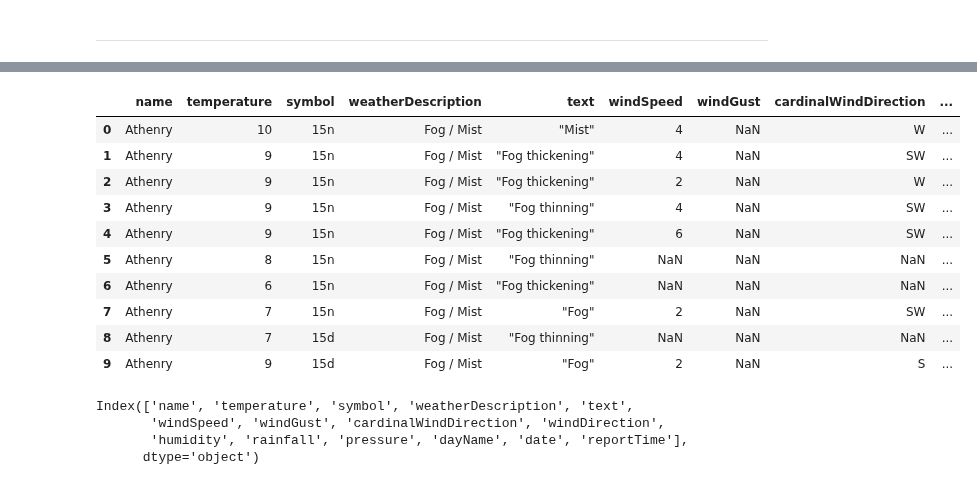
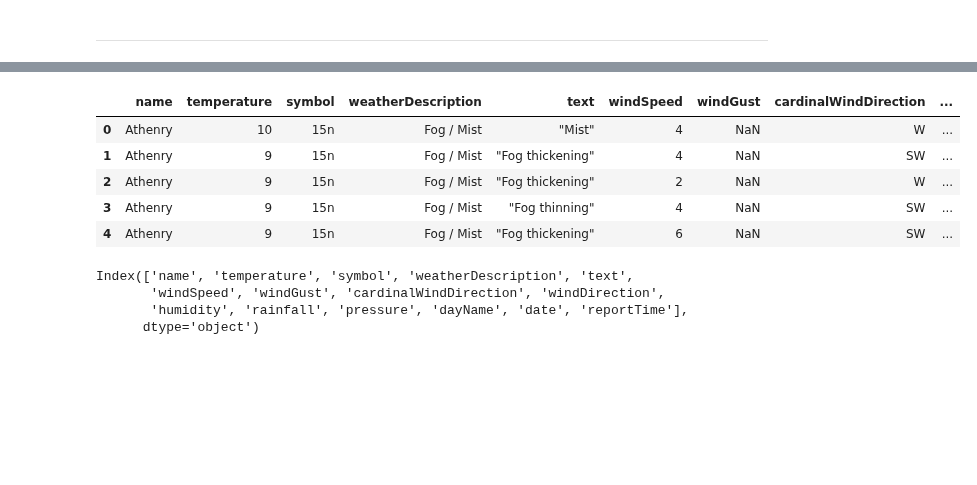
Before and after one commit to YuliiaKharchenko/computer_infrastructure, a Jupyter notebook: weather.ipynb, the cells around one changed output, grey strips where cells are left out. Cells and saved outputs as stored; diff of their text form; code cells hidden in the pictures; blank space fills up the shorter version.

```diff
--- a/weather.ipynb
+++ b/weather.ipynb
@@ -228,24 +243,16 @@ df = pd.read_json(file)
 # %%
 # Replace "-" and "" with NaN.
 df.replace({"-": np.nan, "": np.nan}, inplace=True)
-
-# Re-infer object types to avoid future downcasting issues.
-df = df.infer_objects()
 # %%
 # Show.
-df.head(10)
+df.head()
 # %% [output]
 |  | name | temperature | symbol | weatherDescription | text | windSpeed | windGust | cardinalWindDirection | ... |
 | 0 | Athenry | 10 | 15n | Fog / Mist | "Mist" | 4 | NaN | W | ... |
 | 1 | Athenry | 9 | 15n | Fog / Mist | "Fog thickening" | 4 | NaN | SW | ... |
 | 2 | Athenry | 9 | 15n | Fog / Mist | "Fog thickening" | 2 | NaN | W | ... |
 | 3 | Athenry | 9 | 15n | Fog / Mist | "Fog thinning" | 4 | NaN | SW | ... |
 | 4 | Athenry | 9 | 15n | Fog / Mist | "Fog thickening" | 6 | NaN | SW | ... |
-| 5 | Athenry | 8 | 15n | Fog / Mist | "Fog thinning" | NaN | NaN | NaN | ... |
-| 6 | Athenry | 6 | 15n | Fog / Mist | "Fog thickening" | NaN | NaN | NaN | ... |
-| 7 | Athenry | 7 | 15n | Fog / Mist | "Fog" | 2 | NaN | SW | ... |
-| 8 | Athenry | 7 | 15d | Fog / Mist | "Fog thinning" | NaN | NaN | NaN | ... |
-| 9 | Athenry | 9 | 15d | Fog / Mist | "Fog" | 2 | NaN | S | ... |
 # %%
 # Names of columns in the DataFrame.
 df.columns
```
Also changed, not shown: parts of 9 cells of this notebook.
